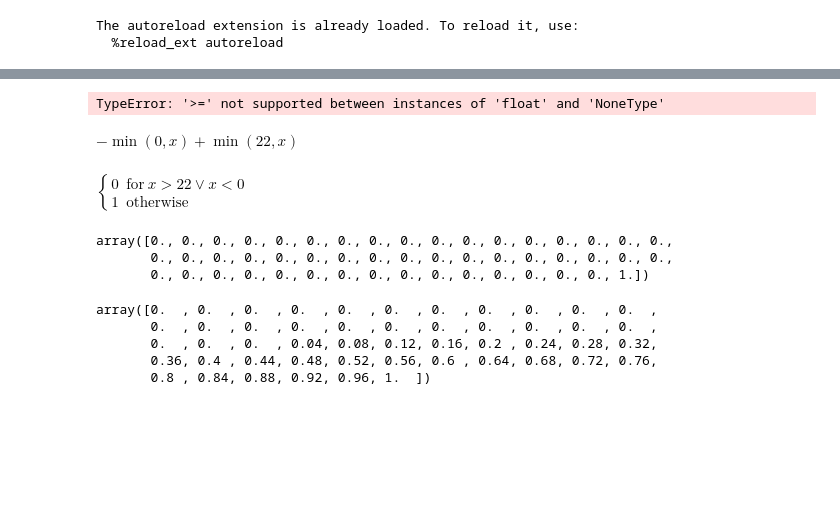
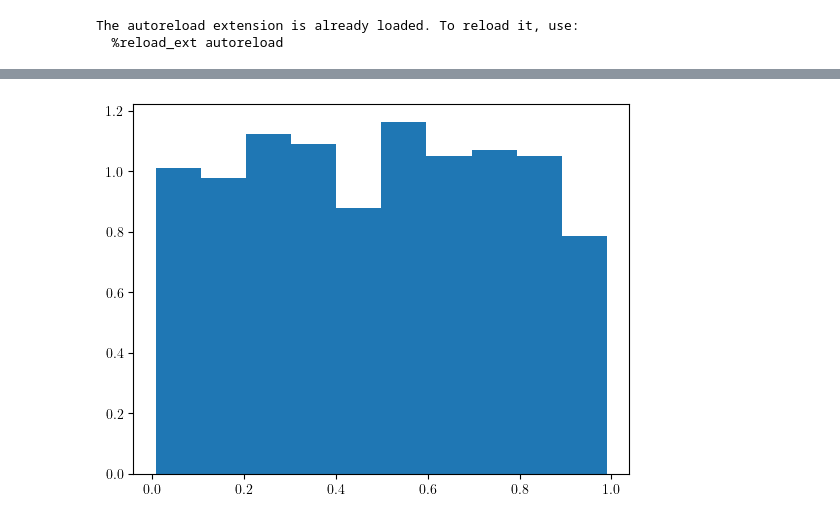
Before and after one commit to aaguayoo/binary-statistics, a Jupyter notebook: python/notebooks/distributions.ipynb, the cells around one changed output, grey strips where cells are left out. Cells and saved outputs as stored; diff of their text form; code cells hidden in the pictures; blank space fills up the shorter version.

```diff
--- a/python/notebooks/distributions.ipynb
+++ b/python/notebooks/distributions.ipynb
@@ -44,26 +100,4 @@ uniform = Uniform(
 # %%
-_=plt.hist(uniform.random_sample(-1,50,100000), density=True)
+_=plt.hist(uniform.random_sample(0,1,1000), density=True)
 # %% [output]
-TypeError: '>=' not supported between instances of 'float' and 'NoneType'
+[figure, added]
-# %%
-uniform.display_cdf()
-# %% [output]
-$\displaystyle - \min\left(0, x\right) + \min\left(22, x\right)$
-# %%
-uniform.display_pdf()
-# %% [output]
-$\displaystyle \begin{cases} 0 & \text{for}\: x > 22 \vee x < 0 \\1 & \text{otherwise} \end{cases}$
-# %%
-uniform.pdf(np.linspace(-1,0))
-# %% [output]
-array([0., 0., 0., 0., 0., 0., 0., 0., 0., 0., 0., 0., 0., 0., 0., 0., 0.,
-       0., 0., 0., 0., 0., 0., 0., 0., 0., 0., 0., 0., 0., 0., 0., 0., 0.,
-       0., 0., 0., 0., 0., 0., 0., 0., 0., 0., 0., 0., 0., 0., 0., 1.])
-# %%
-uniform.cdf(np.linspace(-22,22))
-# %% [output]
-array([0.  , 0.  , 0.  , 0.  , 0.  , 0.  , 0.  , 0.  , 0.  , 0.  , 0.  ,
-       0.  , 0.  , 0.  , 0.  , 0.  , 0.  , 0.  , 0.  , 0.  , 0.  , 0.  ,
-       0.  , 0.  , 0.  , 0.04, 0.08, 0.12, 0.16, 0.2 , 0.24, 0.28, 0.32,
-       0.36, 0.4 , 0.44, 0.48, 0.52, 0.56, 0.6 , 0.64, 0.68, 0.72, 0.76,
-       0.8 , 0.84, 0.88, 0.92, 0.96, 1.  ])
```
Also changed, not shown: parts of 9 cells of this notebook, 3 other files.
